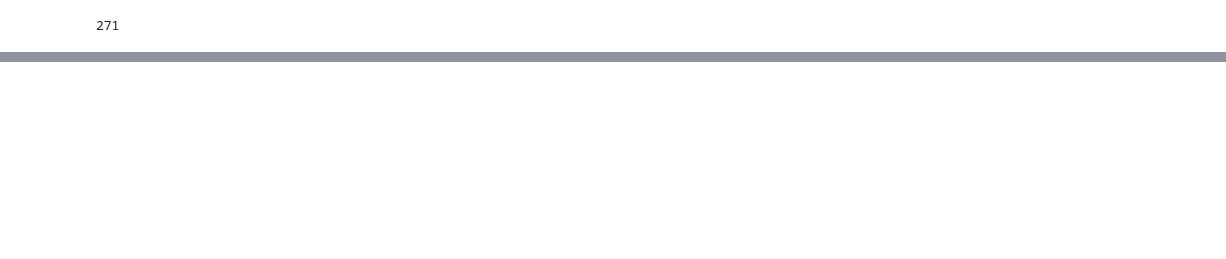
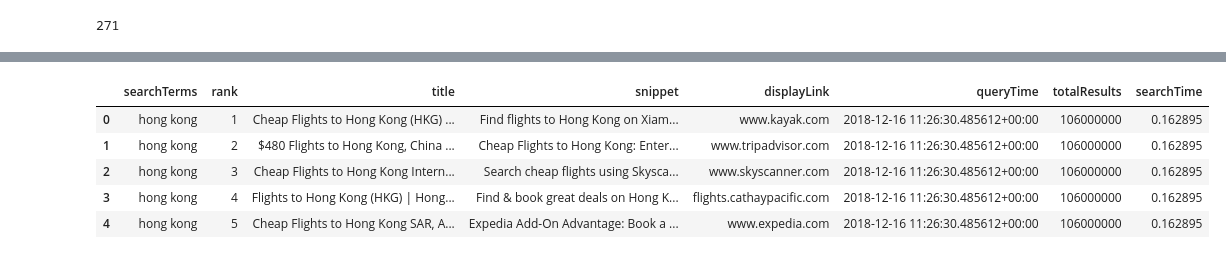
Before and after one commit to chornos9/data-labs, a Jupyter notebook: module-2/visualizing-real-world-data-project/Project.ipynb, the cells around one changed output, grey strips where cells are left out. Drawn from its saved outputs; the diff is of its cells as text; code cells hidden in the pictures; blank space fills up the shorter version.

```diff
--- a/module-2/visualizing-real-world-data-project/Project.ipynb
+++ b/module-2/visualizing-real-world-data-project/Project.ipynb
@@ -38,0 +111,10 @@ len(pages)
+# %%
+data['searchTerms'] = destinies
+data.head()
+# %% [output]
+|  | searchTerms | rank | title | snippet | displayLink | queryTime | totalResults | searchTime |
+| 0 | hong kong | 1 | Cheap Flights to Hong Kong (HKG) ... | Find flights to Hong Kong on Xiam... | www.kayak.com | 2018-12-16 11:26:30.485612+00:00 | 106000000 | 0.162895 |
+| 1 | hong kong | 2 | $480 Flights to Hong Kong, China ... | Cheap Flights to Hong Kong: Enter... | www.tripadvisor.com | 2018-12-16 11:26:30.485612+00:00 | 106000000 | 0.162895 |
+| 2 | hong kong | 3 | Cheap Flights to Hong Kong Intern... | Search cheap flights using Skysca... | www.skyscanner.com | 2018-12-16 11:26:30.485612+00:00 | 106000000 | 0.162895 |
+| 3 | hong kong | 4 | Flights to Hong Kong (HKG) | Hong... | Find & book great deals on Hong K... | flights.cathaypacific.com | 2018-12-16 11:26:30.485612+00:00 | 106000000 | 0.162895 |
+| 4 | hong kong | 5 | Cheap Flights to Hong Kong SAR, A... | Expedia Add-On Advantage: Book a ... | www.expedia.com | 2018-12-16 11:26:30.485612+00:00 | 106000000 | 0.162895 |
```
Also changed, not shown: parts of 10 cells of this notebook, 2 other files.
